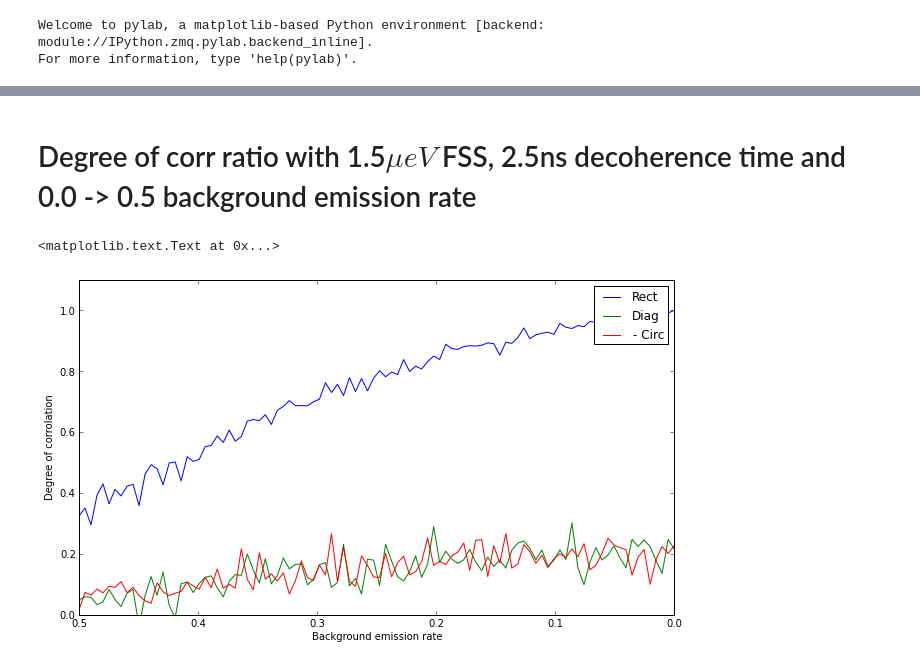
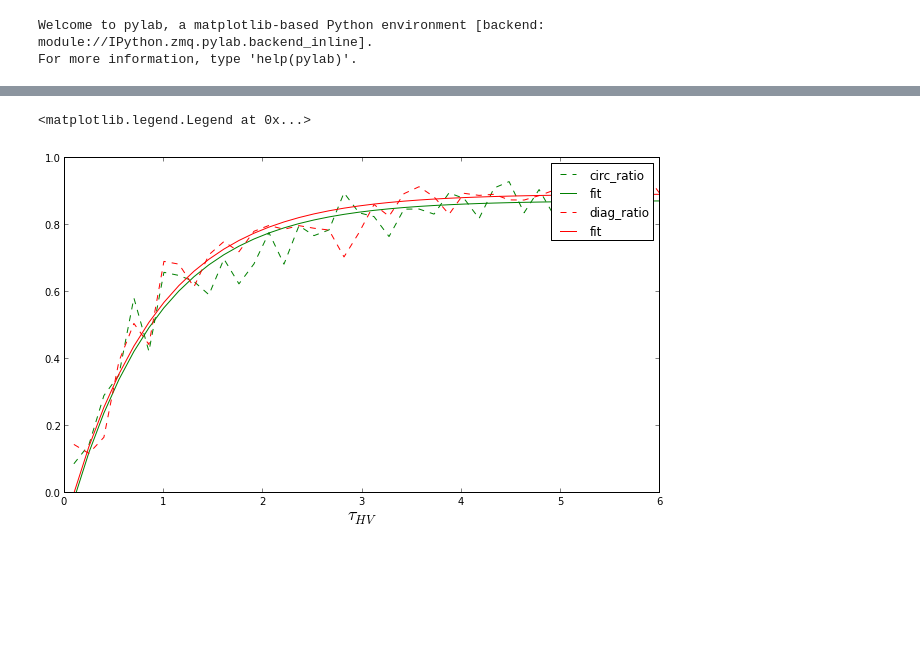
Before and after one commit to eoinmurray/icarus, a Jupyter notebook: notebooks/Degree of corrolation ratios.ipynb, the cells around one changed output, grey strips where cells are left out. Drawn from its saved outputs; the diff is of its cells as text; code cells hidden in the pictures; blank space fills up the shorter version.

Commit message:
added notebooks, going to run fid_v_crosstau with longer int

```diff
--- a/notebooks/Degree of corrolation ratios.ipynb
+++ b/notebooks/Degree of corrolation ratios.ipynb
@@ -32,12 +37,31 @@ plt.legend(['gdiag/grect', '-gcirc/grect'])
-# %% [markdown]
-# Degree of corr ratio with 1.5$\mu eV$ FSS,  2.5ns decoherence time and 0.0 -> 0.5 background emission rate
-# %%
-rootdir = '../out/2013-08-06/fid_v_bg/'
-dat = get_data(rootdir, 'bg_emission_rate')
-plot_deg_of_corr(dat)
-plt.gca().invert_xaxis()
-plt.xlabel('Background emission rate')
-# %% [output]
-<matplotlib.text.Text at 0x...>
-[figure, removed]
+# %%
+rootdir = '../out/2013-08-07/fid_v_crosstau_low/'
+dat = get_data(rootdir, 'crosstau')
+
+crosstau = dat[0].astype(np.float)
+grect = dat[1][0]
+gdiag = dat[1][1]
+gcirc = dat[1][2]
+
+circ_ratio = -gcirc/grect
+diag_ratio = gdiag/grect
+
+def func(x, a, b):
+    return a - np.exp(-(x/b))
+
+popt1, pcov = curve_fit(func, crosstau, circ_ratio)
+popt2, pcov = curve_fit(func, crosstau, diag_ratio)
+# %%
+plt.figure(figsize = (16/1.5, 9/1.5))
+plt.xlabel('$\\tau_{HV}$', fontsize=18) ;
+plt.legend(['gdiag/grect', '-gcirc/grect'])
+
+plt.ylim([0,1])
+plt.plot(crosstau, circ_ratio, 'g--', crosstau, func(crosstau, popt1[0], popt1[1]), 'g-')
+plt.plot(crosstau, diag_ratio, 'r--', crosstau, func(crosstau, popt2[0], popt2[1]), 'r-')
+
+plt.legend(['circ_ratio', 'fit', 'diag_ratio', 'fit'])
+# %% [output]
+<matplotlib.legend.Legend at 0x...>
+[figure, added]
 # %%
```
Also changed, not shown: parts of 18 cells of this notebook, 5 other files.
